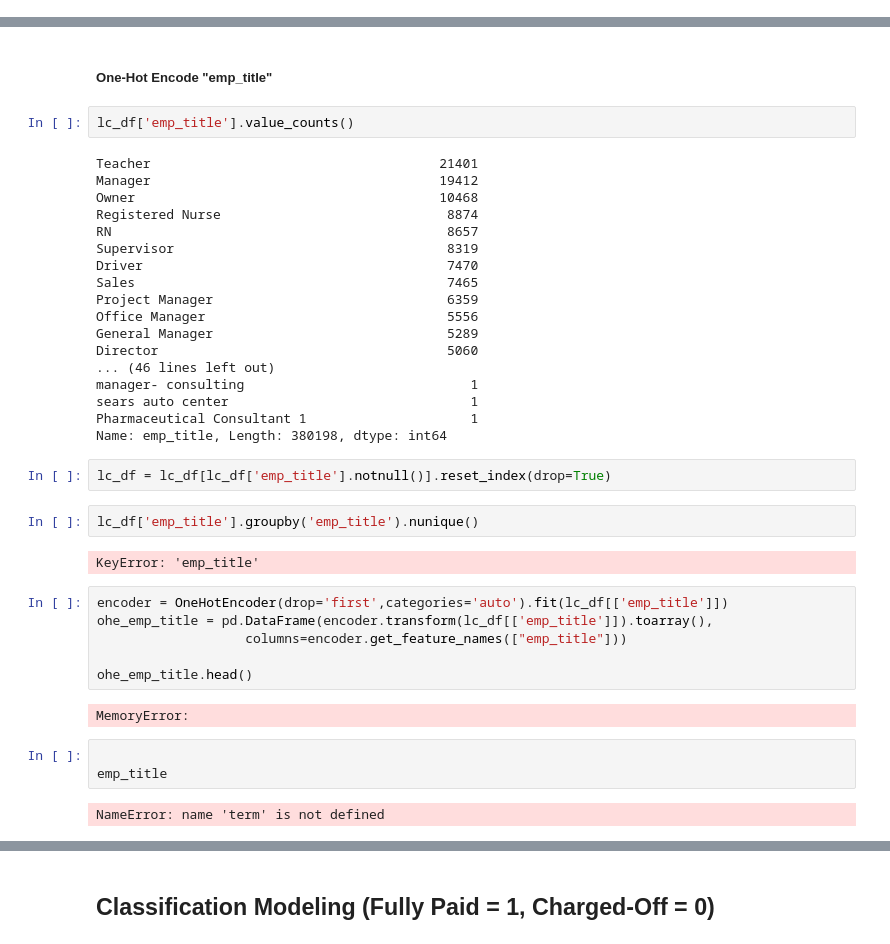
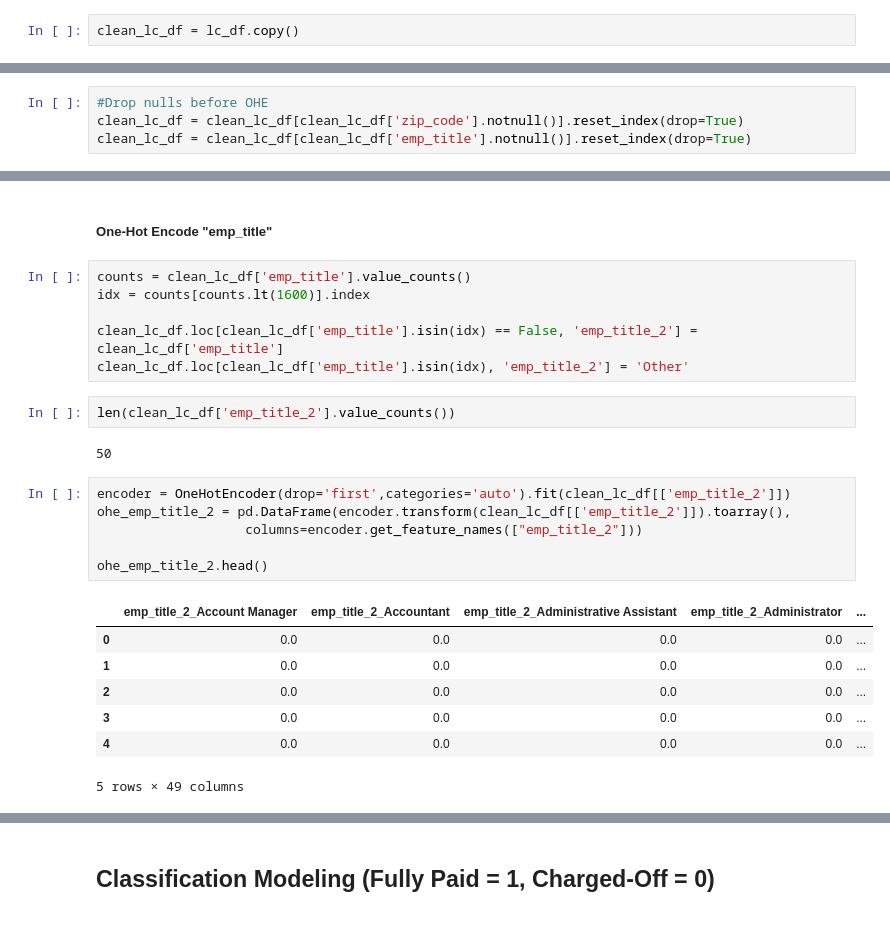
Before and after one commit to as6140/peervest, a Jupyter notebook: lc_eda.ipynb, the cells around one changed output, grey strips where cells are left out. Cells and saved outputs as stored; diff of their text form.

```diff
--- a/lc_eda.ipynb
+++ b/lc_eda.ipynb
@@ -364,2 +369,8 @@ memory usage: 1.0+ GB
+# %%
+clean_lc_df = lc_df.copy()
 # %% [markdown]
 ### Categorical Variable One-Hot Encoding
+# %%
+#Drop nulls before OHE
+clean_lc_df = clean_lc_df[clean_lc_df['zip_code'].notnull()].reset_index(drop=True)
+clean_lc_df = clean_lc_df[clean_lc_df['emp_title'].notnull()].reset_index(drop=True)
@@ -606,42 +619,27 @@ ohe_sub_grade.head()
 5 rows × 34 columns
 # %% [markdown]
 ##### One-Hot Encode "emp_title"
-# %%
-lc_df['emp_title'].value_counts()
-# %% [output]
-Teacher                                     21401
-Manager                                     19412
-Owner                                       10468
-Registered Nurse                             8874
-RN                                           8657
-Supervisor                                   8319
-Driver                                       7470
-Sales                                        7465
-Project Manager                              6359
-Office Manager                               5556
-General Manager                              5289
-Director                                     5060
-... (46 lines left out)
-manager- consulting                             1
-sears auto center                               1
-Pharmaceutical Consultant 1                     1
-Name: emp_title, Length: 380198, dtype: int64
-# %%
-lc_df = lc_df[lc_df['emp_title'].notnull()].reset_index(drop=True)
-# %%
-lc_df['emp_title'].groupby('emp_title').nunique()
-# %% [output]
-KeyError: 'emp_title'
+# %%
+counts = clean_lc_df['emp_title'].value_counts()
+idx = counts[counts.lt(1600)].index
+
+clean_lc_df.loc[clean_lc_df['emp_title'].isin(idx) == False, 'emp_title_2'] = clean_lc_df['emp_title']
+clean_lc_df.loc[clean_lc_df['emp_title'].isin(idx), 'emp_title_2'] = 'Other'
+# %%
+len(clean_lc_df['emp_title_2'].value_counts())
+# %% [output]
+50
 # %%
-encoder = OneHotEncoder(drop='first',categories='auto').fit(lc_df[['emp_title']])
-ohe_emp_title = pd.DataFrame(encoder.transform(lc_df[['emp_title']]).toarray(),
-                   columns=encoder.get_feature_names(["emp_title"]))
+encoder = OneHotEncoder(drop='first',categories='auto').fit(clean_lc_df[['emp_title_2']])
+ohe_emp_title_2 = pd.DataFrame(encoder.transform(clean_lc_df[['emp_title_2']]).toarray(),
+                   columns=encoder.get_feature_names(["emp_title_2"]))
 
-ohe_emp_title.head()
+ohe_emp_title_2.head()
 # %% [output]
+|  | emp_title_2_Account Manager | emp_title_2_Accountant | emp_title_2_Administrative Assistant | emp_title_2_Administrator | ... |
+| 0 | 0.0 | 0.0 | 0.0 | 0.0 | ... |
+| 1 | 0.0 | 0.0 | 0.0 | 0.0 | ... |
+| 2 | 0.0 | 0.0 | 0.0 | 0.0 | ... |
+| 3 | 0.0 | 0.0 | 0.0 | 0.0 | ... |
+| 4 | 0.0 | 0.0 | 0.0 | 0.0 | ... |
-MemoryError:
+5 rows × 49 columns
-# %%
-
-emp_title
-# %% [output]
-NameError: name 'term' is not defined
```
Also changed, not shown: parts of 32 cells of this notebook.
